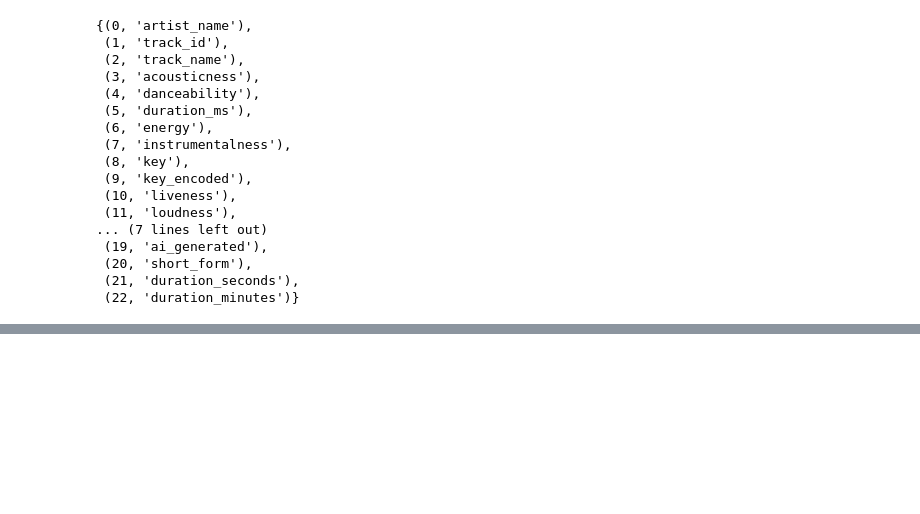
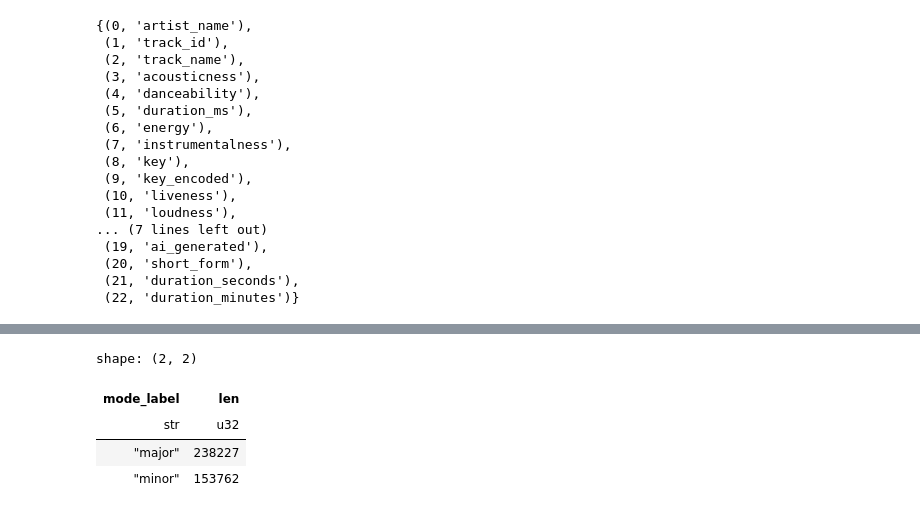
Before and after one commit to ZygimantasB/polars_library, a Jupyter notebook: kaggle/spotify_2026_scenarios.ipynb, the cells around one changed output, grey strips where cells are left out. Drawn from its saved outputs; the diff is of its cells as text; code cells hidden in the pictures; blank space fills up the shorter version.

```diff
--- a/kaggle/spotify_2026_scenarios.ipynb
+++ b/kaggle/spotify_2026_scenarios.ipynb
@@ -313,0 +345,10 @@ shape: (391_989, 23)
+# %%
+df.with_columns(
+    pl.col('mode').replace_strict({0: 'minor', 1: 'major'}, return_dtype=pl.String).alias('mode_label')
+).group_by('mode_label').len().sort('len', descending=True)
+# %% [output]
+shape: (2, 2)
+| mode_label | len |
+| str | u32 |
+| "major" | 238227 |
+| "minor" | 153762 |
```
Also changed, not shown: parts of 2 cells of this notebook.
